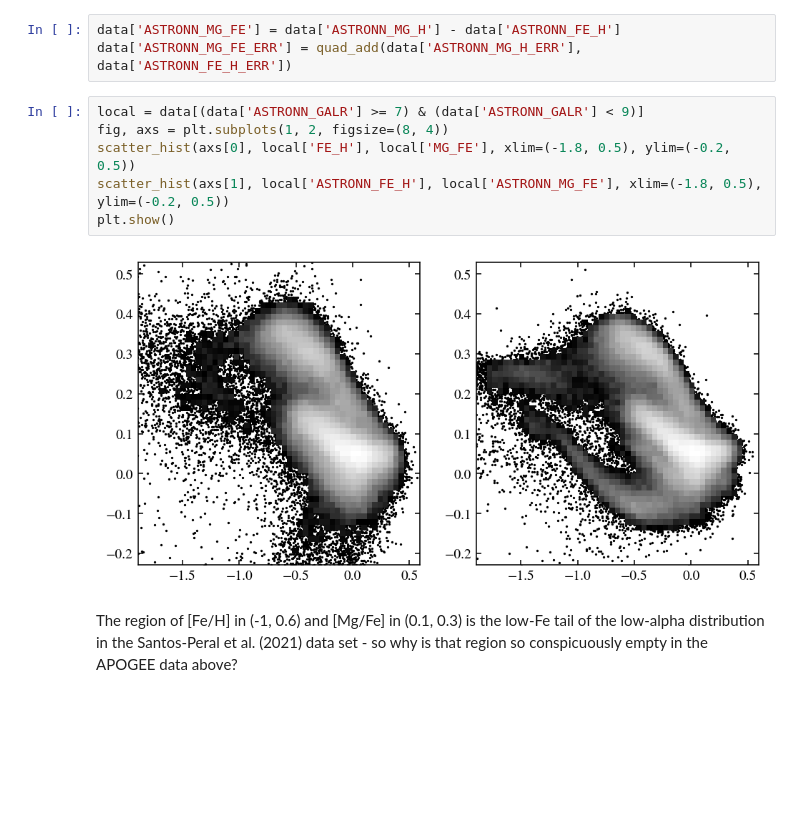
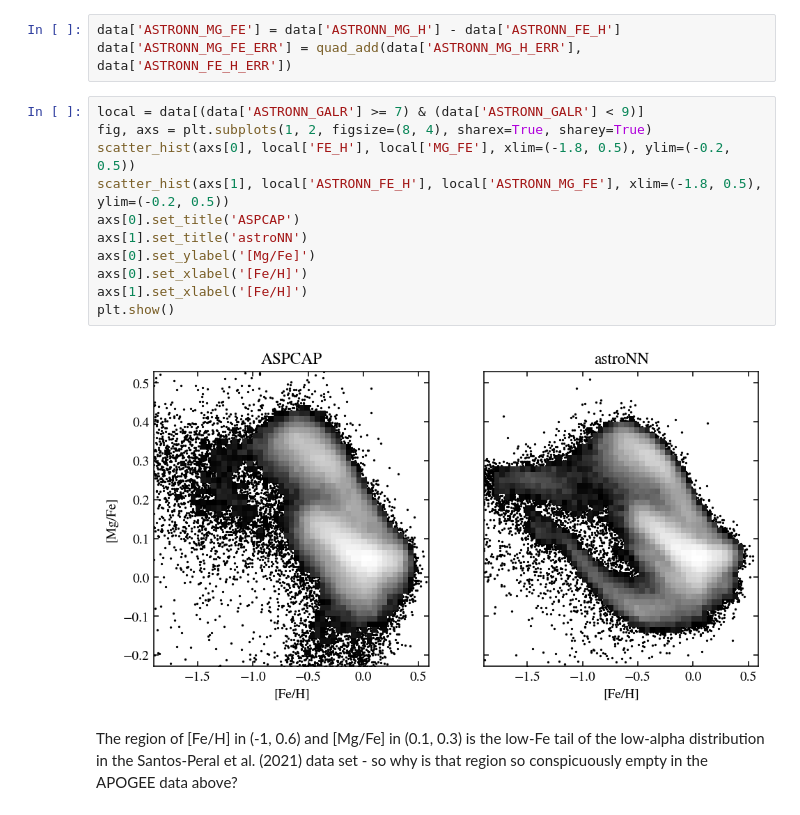
Before and after one commit to lodubay/galactic-dtd, a Jupyter notebook: notebooks/abundance_scratch.ipynb, the cells around one changed output. Drawn from its saved outputs; the diff is of its cells as text; blank space fills up the shorter version.

Commit message:
tweaked plots

```diff
--- a/notebooks/abundance_scratch.ipynb
+++ b/notebooks/abundance_scratch.ipynb
@@ -244,12 +244,17 @@ data['ASTRONN_MG_FE'] = data['ASTRONN_MG_H'] - data['ASTRONN_FE_H']
 data['ASTRONN_MG_FE_ERR'] = quad_add(data['ASTRONN_MG_H_ERR'], data['ASTRONN_FE_H_ERR'])
 # %%
 local = data[(data['ASTRONN_GALR'] >= 7) & (data['ASTRONN_GALR'] < 9)]
-fig, axs = plt.subplots(1, 2, figsize=(8, 4))
+fig, axs = plt.subplots(1, 2, figsize=(8, 4), sharex=True, sharey=True)
 scatter_hist(axs[0], local['FE_H'], local['MG_FE'], xlim=(-1.8, 0.5), ylim=(-0.2, 0.5))
 scatter_hist(axs[1], local['ASTRONN_FE_H'], local['ASTRONN_MG_FE'], xlim=(-1.8, 0.5), ylim=(-0.2, 0.5))
+axs[0].set_title('ASPCAP')
+axs[1].set_title('astroNN')
+axs[0].set_ylabel('[Mg/Fe]')
+axs[0].set_xlabel('[Fe/H]')
+axs[1].set_xlabel('[Fe/H]')
 plt.show()
 # %% [output]
-[figure, old version]
+[figure, new version]
 # %% [markdown]
 The region of [Fe/H] in (-1, 0.6) and [Mg/Fe] in (0.1, 0.3) is the low-Fe tail of the low-alpha distribution in the Santos-Peral et al. (2021) data set - so why is that region so conspicuously empty in the APOGEE data above?
 # %%
```
Also changed, not shown: parts of 1 cell of this notebook.
